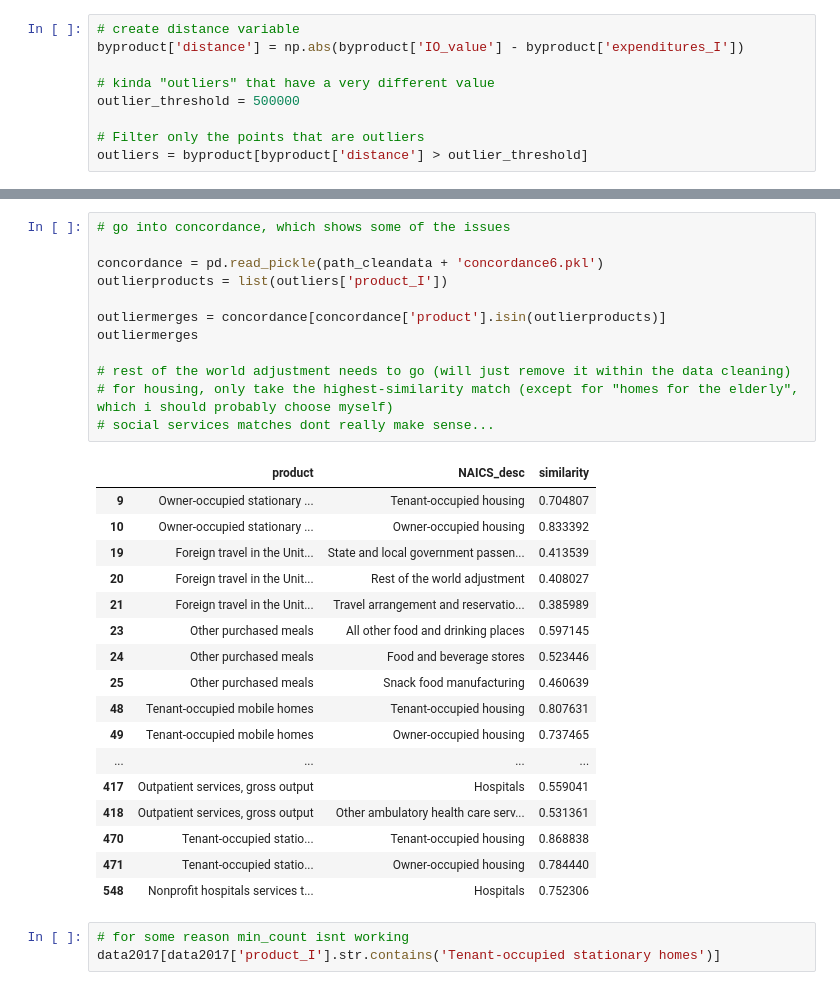
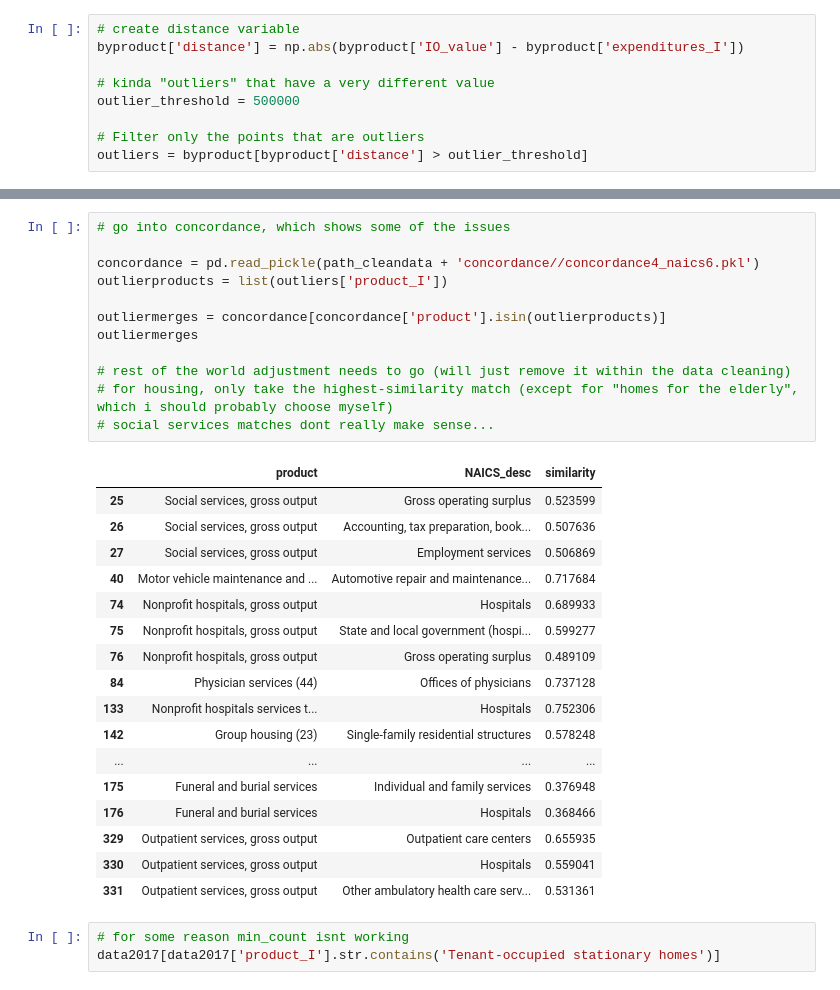
Before and after one commit to emilyfu1/shocks_productionnetworks, a Jupyter notebook: mergechecks.ipynb, the cells around one changed output, grey strips where cells are left out. Saved outputs shown, nothing was run; the diff lists cells and outputs as text.

```diff
--- a/mergechecks.ipynb
+++ b/mergechecks.ipynb
@@ -96,33 +78,33 @@ outliers
 # %%
 # go into concordance, which shows some of the issues
 
-concordance = pd.read_pickle(path_cleandata + 'concordance6.pkl')
+concordance = pd.read_pickle(path_cleandata + 'concordance//concordance4_naics6.pkl')
 outlierproducts = list(outliers['product_I'])
 
 outliermerges = concordance[concordance['product'].isin(outlierproducts)]
 outliermerges
 
 # rest of the world adjustment needs to go (will just remove it within the data cleaning)
 # for housing, only take the highest-similarity match (except for "homes for the elderly", which i should probably choose myself)
 # social services matches dont really make sense...
 # %% [output]
 |  | product | NAICS_desc | similarity |
-| 9 | Owner-occupied stationary ... | Tenant-occupied housing | 0.704807 |
-| 10 | Owner-occupied stationary ... | Owner-occupied housing | 0.833392 |
-| 19 | Foreign travel in the Unit... | State and local government passen... | 0.413539 |
-| 20 | Foreign travel in the Unit... | Rest of the world adjustment | 0.408027 |
-| 21 | Foreign travel in the Unit... | Travel arrangement and reservatio... | 0.385989 |
-| 23 | Other purchased meals | All other food and drinking places | 0.597145 |
-| 24 | Other purchased meals | Food and beverage stores | 0.523446 |
-| 25 | Other purchased meals | Snack food manufacturing | 0.460639 |
-| 48 | Tenant-occupied mobile homes | Tenant-occupied housing | 0.807631 |
-| 49 | Tenant-occupied mobile homes | Owner-occupied housing | 0.737465 |
+| 25 | Social services, gross output | Gross operating surplus | 0.523599 |
+| 26 | Social services, gross output | Accounting, tax preparation, book... | 0.507636 |
+| 27 | Social services, gross output | Employment services | 0.506869 |
+| 40 | Motor vehicle maintenance and ... | Automotive repair and maintenance... | 0.717684 |
+| 74 | Nonprofit hospitals, gross output | Hospitals | 0.689933 |
+| 75 | Nonprofit hospitals, gross output | State and local government (hospi... | 0.599277 |
+| 76 | Nonprofit hospitals, gross output | Gross operating surplus | 0.489109 |
+| 84 | Physician services (44) | Offices of physicians | 0.737128 |
+| 133 | Nonprofit hospitals services t... | Hospitals | 0.752306 |
+| 142 | Group housing (23) | Single-family residential structures | 0.578248 |
 | ... | ... | ... | ... |
-| 417 | Outpatient services, gross output | Hospitals | 0.559041 |
-| 418 | Outpatient services, gross output | Other ambulatory health care serv... | 0.531361 |
-| 470 | Tenant-occupied statio... | Tenant-occupied housing | 0.868838 |
-| 471 | Tenant-occupied statio... | Owner-occupied housing | 0.784440 |
-| 548 | Nonprofit hospitals services t... | Hospitals | 0.752306 |
+| 175 | Funeral and burial services | Individual and family services | 0.376948 |
+| 176 | Funeral and burial services | Hospitals | 0.368466 |
+| 329 | Outpatient services, gross output | Outpatient care centers | 0.655935 |
+| 330 | Outpatient services, gross output | Hospitals | 0.559041 |
+| 331 | Outpatient services, gross output | Other ambulatory health care serv... | 0.531361 |
 # %%
 # for some reason min_count isnt working
 data2017[data2017['product_I'].str.contains('Tenant-occupied stationary homes')]
```
Also changed, not shown: parts of 5 cells of this notebook.
